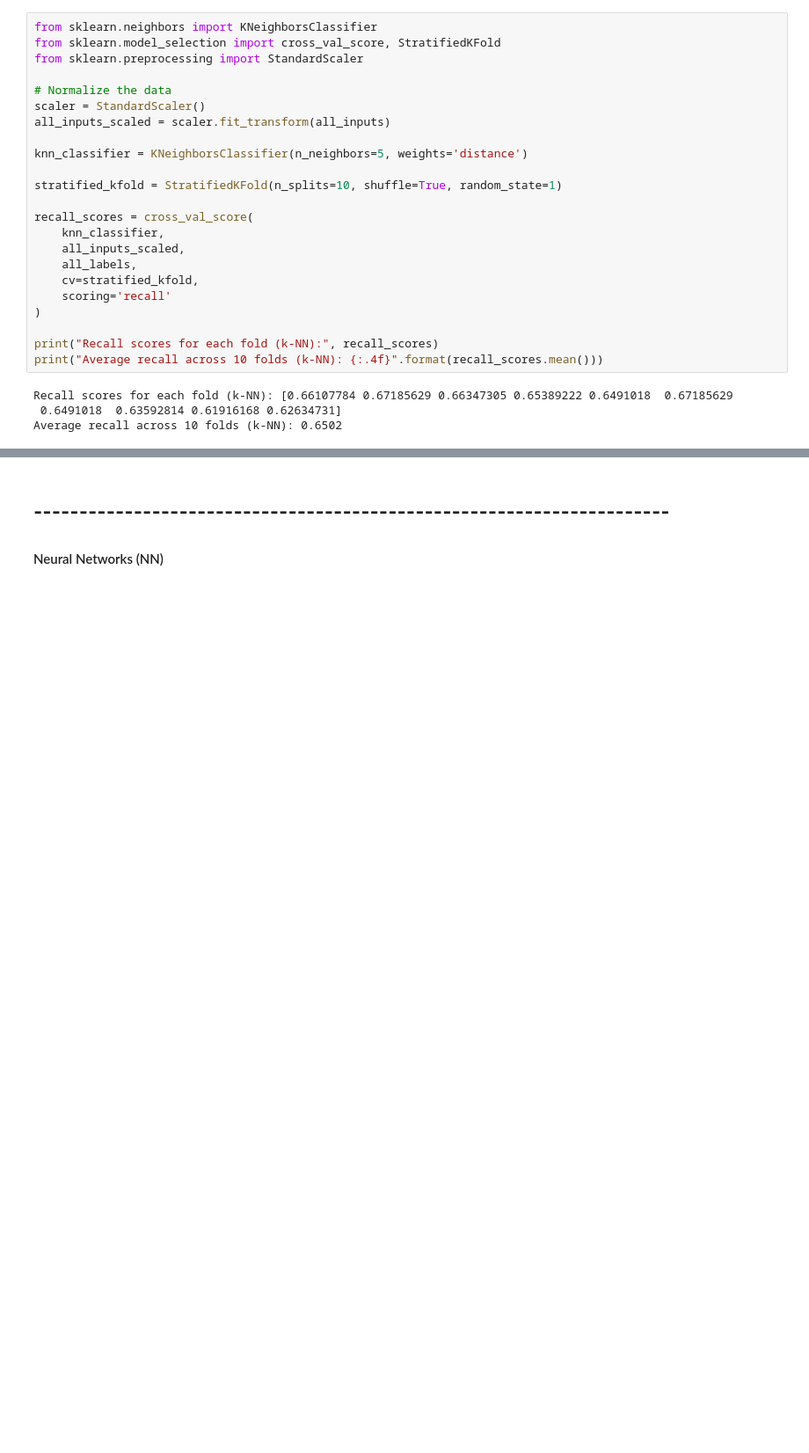
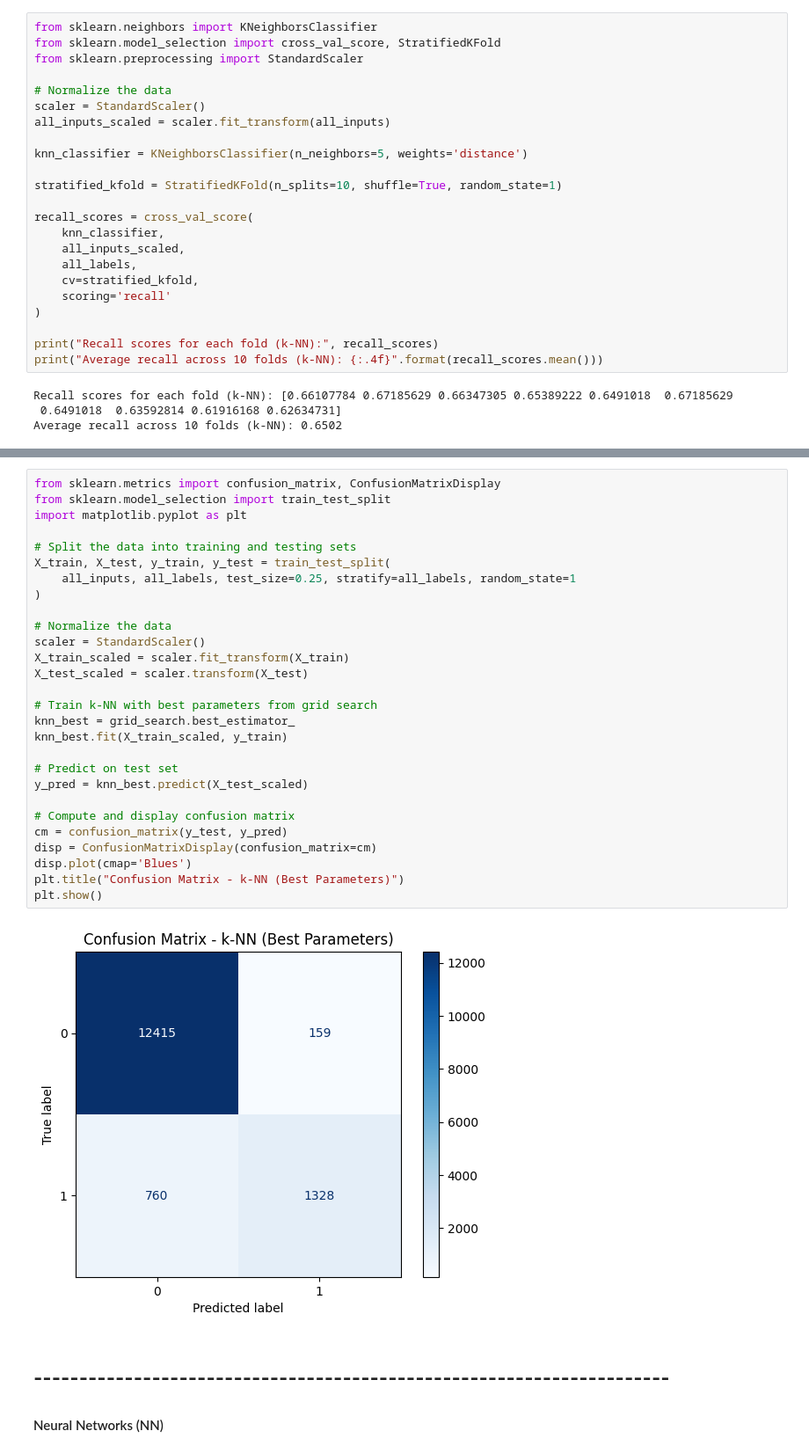
Before and after one commit to alexandre2004costa/IA_project2, a Jupyter notebook: main.ipynb, the cells around one changed output, grey strips where cells are left out. Shown at 88% size. Cells and saved outputs as stored; diff of their text form; blank space fills up the shorter version.

Commit message:
Add: confusion matrix knn

```diff
--- a/main.ipynb
+++ b/main.ipynb
@@ -877,3 +877,33 @@ Average F1-score across 10 folds (best params): 0.7812
+# %%
+from sklearn.metrics import confusion_matrix, ConfusionMatrixDisplay
+from sklearn.model_selection import train_test_split
+import matplotlib.pyplot as plt
+
+# Split the data into training and testing sets
+X_train, X_test, y_train, y_test = train_test_split(
+    all_inputs, all_labels, test_size=0.25, stratify=all_labels, random_state=1
+)
+
+# Normalize the data
+scaler = StandardScaler()
+X_train_scaled = scaler.fit_transform(X_train)
+X_test_scaled = scaler.transform(X_test)
+
+# Train k-NN with best parameters from grid search
+knn_best = grid_search.best_estimator_
+knn_best.fit(X_train_scaled, y_train)
+
+# Predict on test set
+y_pred = knn_best.predict(X_test_scaled)
+
+# Compute and display confusion matrix
+cm = confusion_matrix(y_test, y_pred)
+disp = ConfusionMatrixDisplay(confusion_matrix=cm)
+disp.plot(cmap='Blues')
+plt.title("Confusion Matrix - k-NN (Best Parameters)")
+plt.show()
+# %% [output]
+[figure, added]
 # %% [markdown]
 # ----------------------------------------------------------------------
 #### Neural Networks (NN)
```
Also changed, not shown: parts of 12 cells of this notebook, 1 other file.
